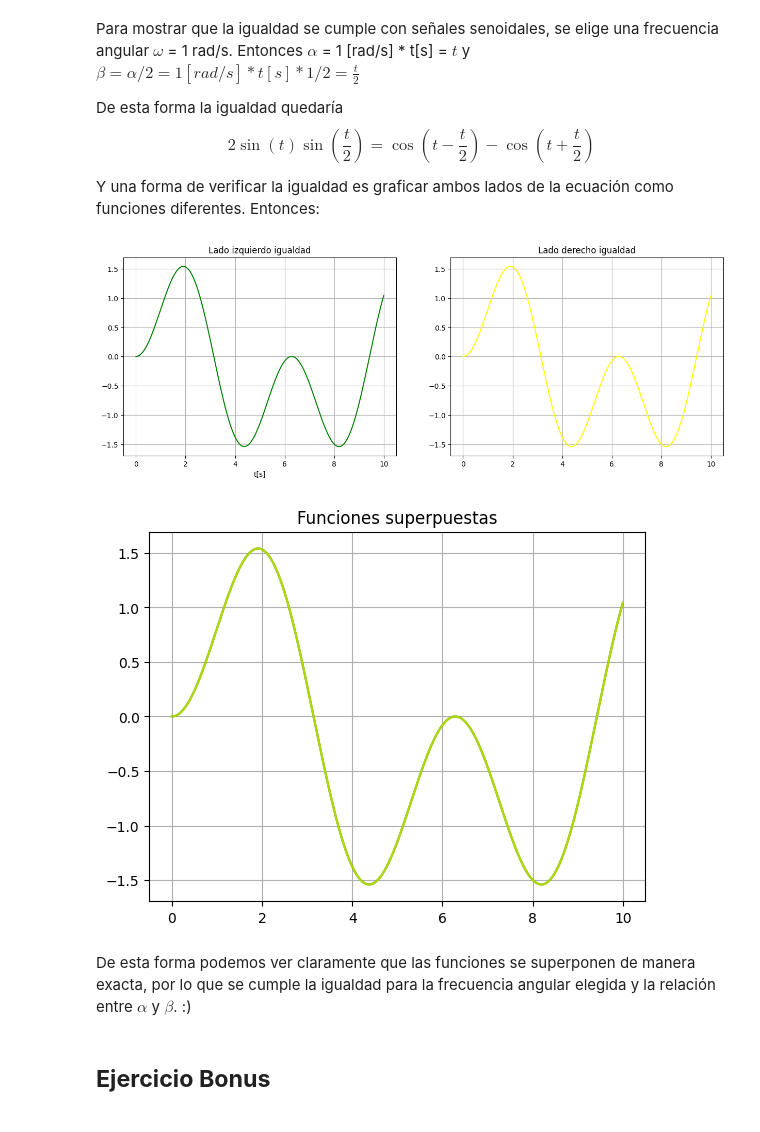
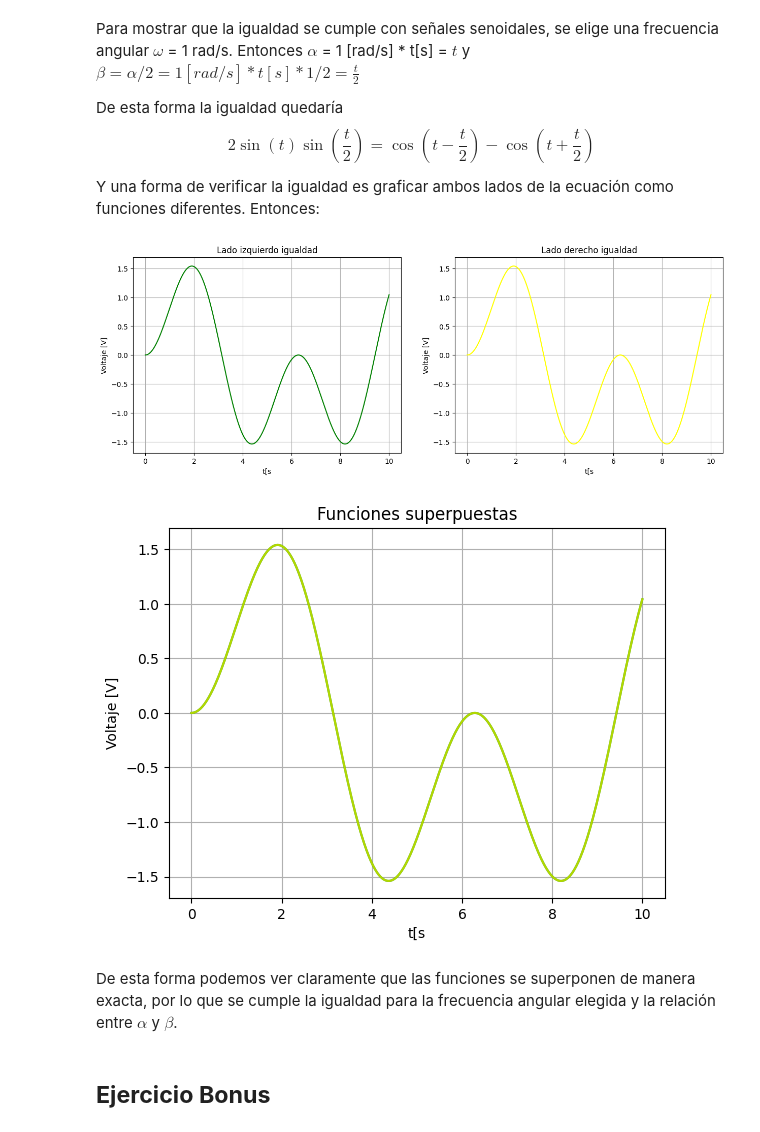
Before and after one commit to victoriasalgado24/APS, a Jupyter notebook: TS1_Sintesis_señales_SALGADO.ipynb, the cells around one changed output. Cells and saved outputs as stored; diff of their text form; code cells hidden in the pictures.

```diff
--- a/TS1_Sintesis_señales_SALGADO.ipynb
+++ b/TS1_Sintesis_señales_SALGADO.ipynb
@@ -341,35 +377,40 @@ Entonces:
 # %%
 tf = 10
 tiempo = np.arange(0, tf, 0.001)
 
 x = 2*np.sin(tiempo)*np.sin(tiempo/2)
 y = np.cos(tiempo-tiempo/2)-np.cos(tiempo+tiempo/2)
 
 plt.figure(figsize=(15, 5))
 
 plt.subplot(1,2,1)
 plt.plot(tiempo,x, color="green" )
 plt.grid(True)
 plt.title("Lado izquierdo igualdad")
-plt.xlabel('t[s]')
+plt.xlabel('t[s')
+plt.ylabel("Voltaje [V]")
 
 plt.subplot(1,2,2)
 plt.plot(tiempo, y, color="yellow")
 plt.grid(True)
 plt.title("Lado derecho igualdad")
+plt.xlabel('t[s')
+plt.ylabel("Voltaje [V]")
 
 plt.figure(2)
 plt.plot(tiempo, x, color="green")
 plt.plot(tiempo, y, color="yellow", alpha=0.7)
 plt.grid(True)
 plt.title("Funciones superpuestas")
+plt.xlabel('t[s')
+plt.ylabel("Voltaje [V]")
 
 plt.show()
 # %% [output]
-[figure, old version]
+[figure, new version]
-[figure, old version]
+[figure, new version]
 # %% [markdown]
-De esta forma podemos ver claramente que las funciones se superponen de manera exacta, por lo que se cumple la igualdad para la frecuencia angular elegida y la relación entre $\alpha$ y $\beta$. :)
+De esta forma podemos ver claramente que las funciones se superponen de manera exacta, por lo que se cumple la igualdad para la frecuencia angular elegida y la relación entre $\alpha$ y $\beta$.
 # %% [markdown]
 ## **Ejercicio Bonus**
 # %% [markdown]
```
Also changed, not shown: parts of 9 cells of this notebook.
